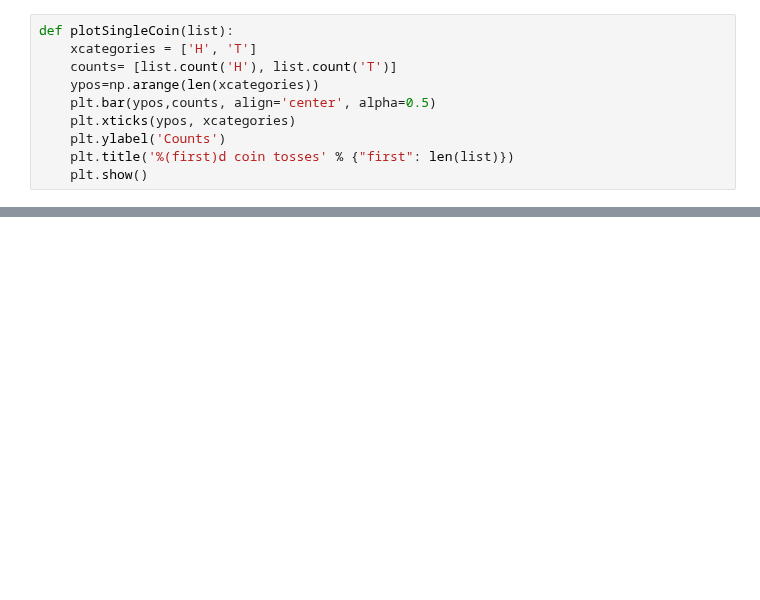
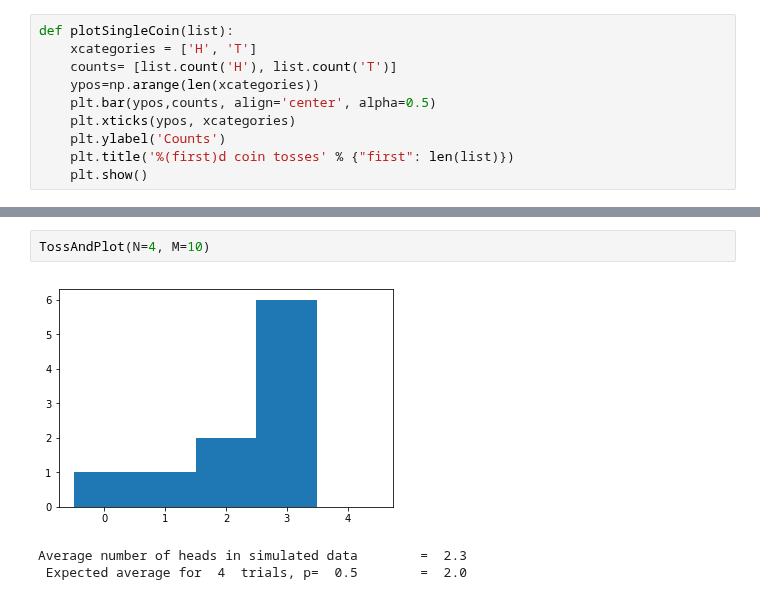
Before and after one commit to JonasRademacker/JupyterNotebooksForTeachingMath, a Jupyter notebook: Coins.ipynb, the cells around one changed output, grey strips where cells are left out. Drawn from its saved outputs; the diff is of its cells as text; blank space fills up the shorter version.

```diff
--- a/Coins.ipynb
+++ b/Coins.ipynb
@@ -78,0 +99,6 @@ Average number of heads in simulated data        =  0.6
+# %%
+TossAndPlot(N=4, M=10)
+# %% [output]
+[figure, added]
+Average number of heads in simulated data        =  2.3
+ Expected average for  4  trials, p=  0.5        =  2.0
```
Also changed, not shown: parts of 32 cells of this notebook, 5 other files.
